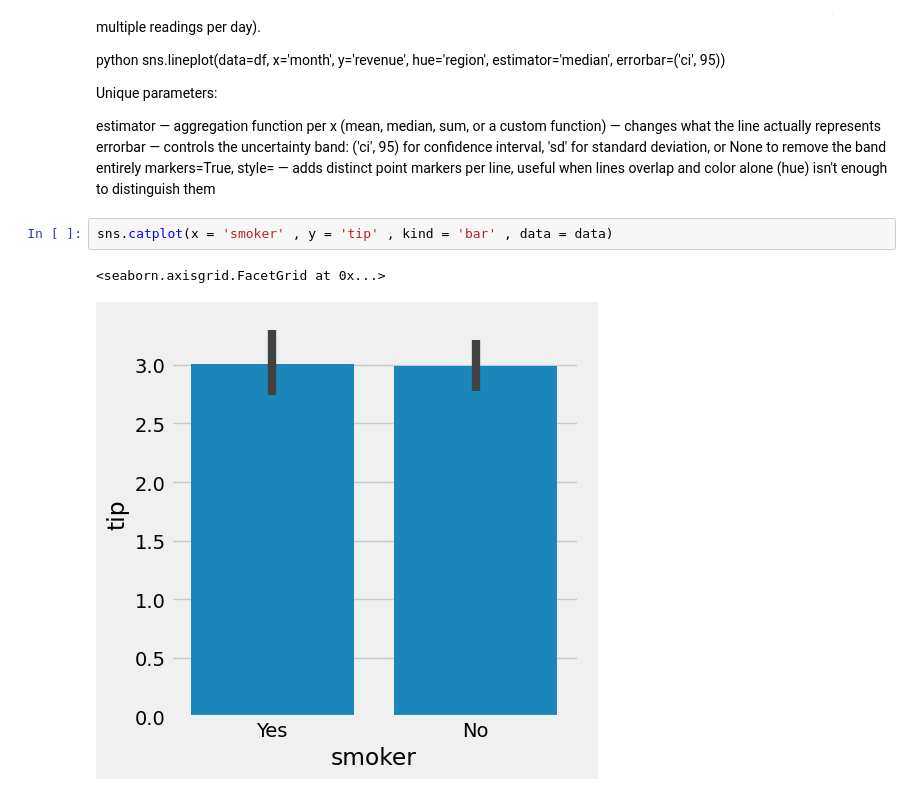
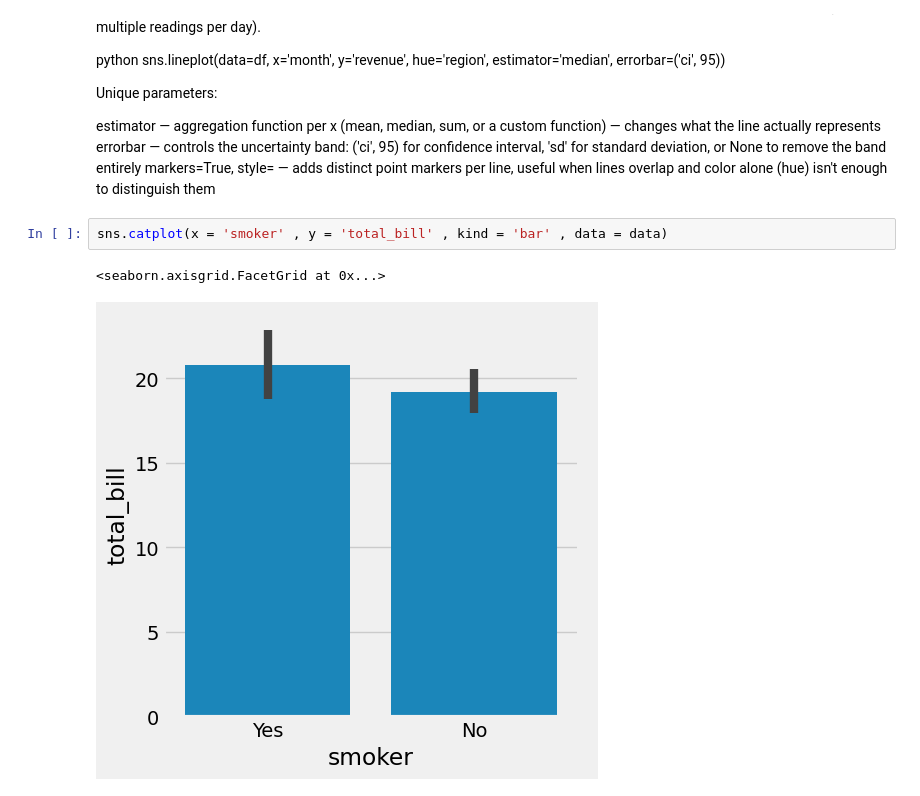
Before and after one commit to Hitesh-Ojha/learning, a Jupyter notebook: data science/seaborn.ipynb, the cells around one changed output. Saved outputs shown, nothing was run; the diff lists cells and outputs as text.

```diff
--- a/data science/seaborn.ipynb
+++ b/data science/seaborn.ipynb
@@ -195,7 +195,7 @@ estimator — aggregation function per x (mean, median, sum, or a custom functio
 errorbar — controls the uncertainty band: ('ci', 95) for confidence interval, 'sd' for standard deviation, or None to remove the band entirely
 markers=True, style= — adds distinct point markers per line, useful when lines overlap and color alone (hue) isn't enough to distinguish them
 # %%
-sns.catplot(x = 'smoker' , y = 'tip' , kind = 'bar' , data = data)
+sns.catplot(x = 'smoker' , y = 'total_bill' , kind = 'bar' , data = data)
 # %% [output]
 <seaborn.axisgrid.FacetGrid at 0x...>
-[figure, old version]
+[figure, new version]
```
Also changed, not shown: parts of 28 cells of this notebook.
